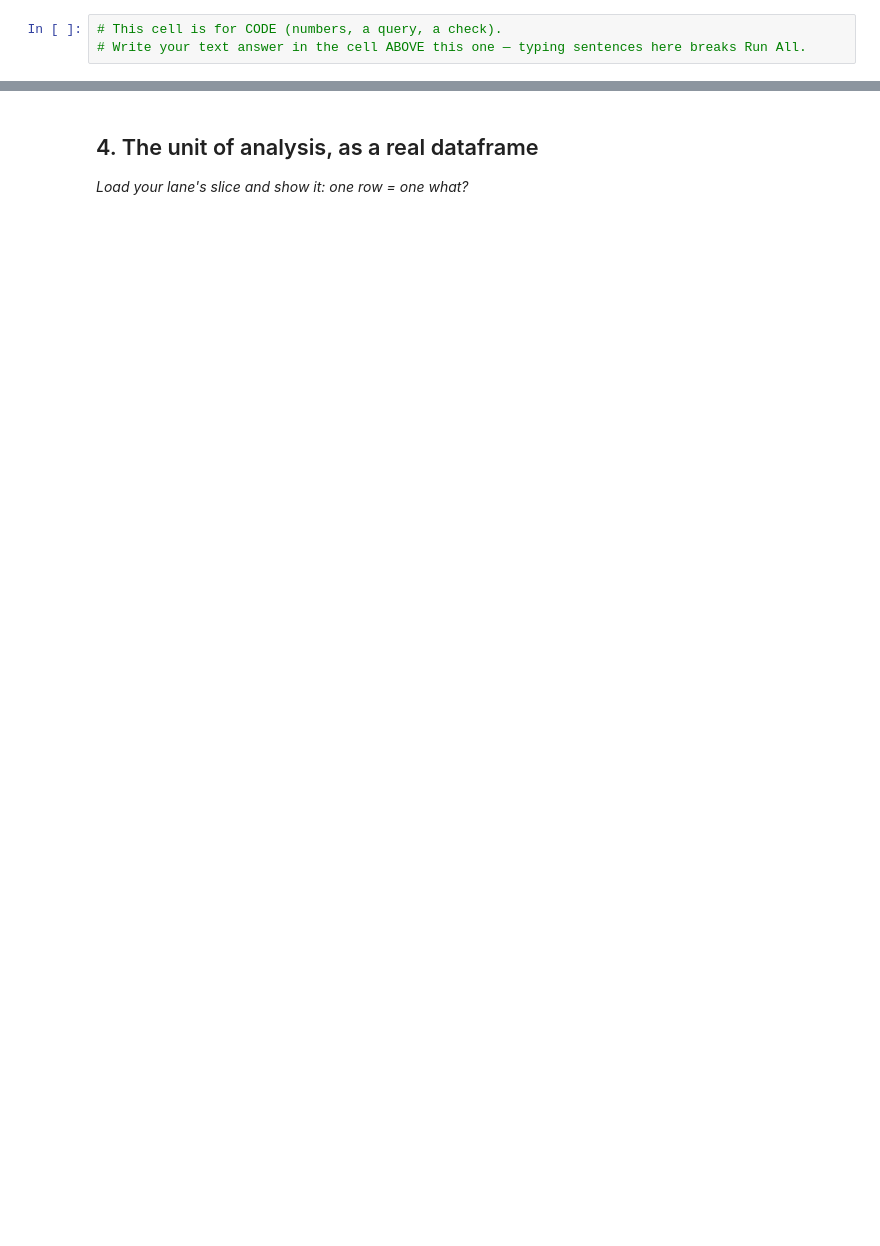
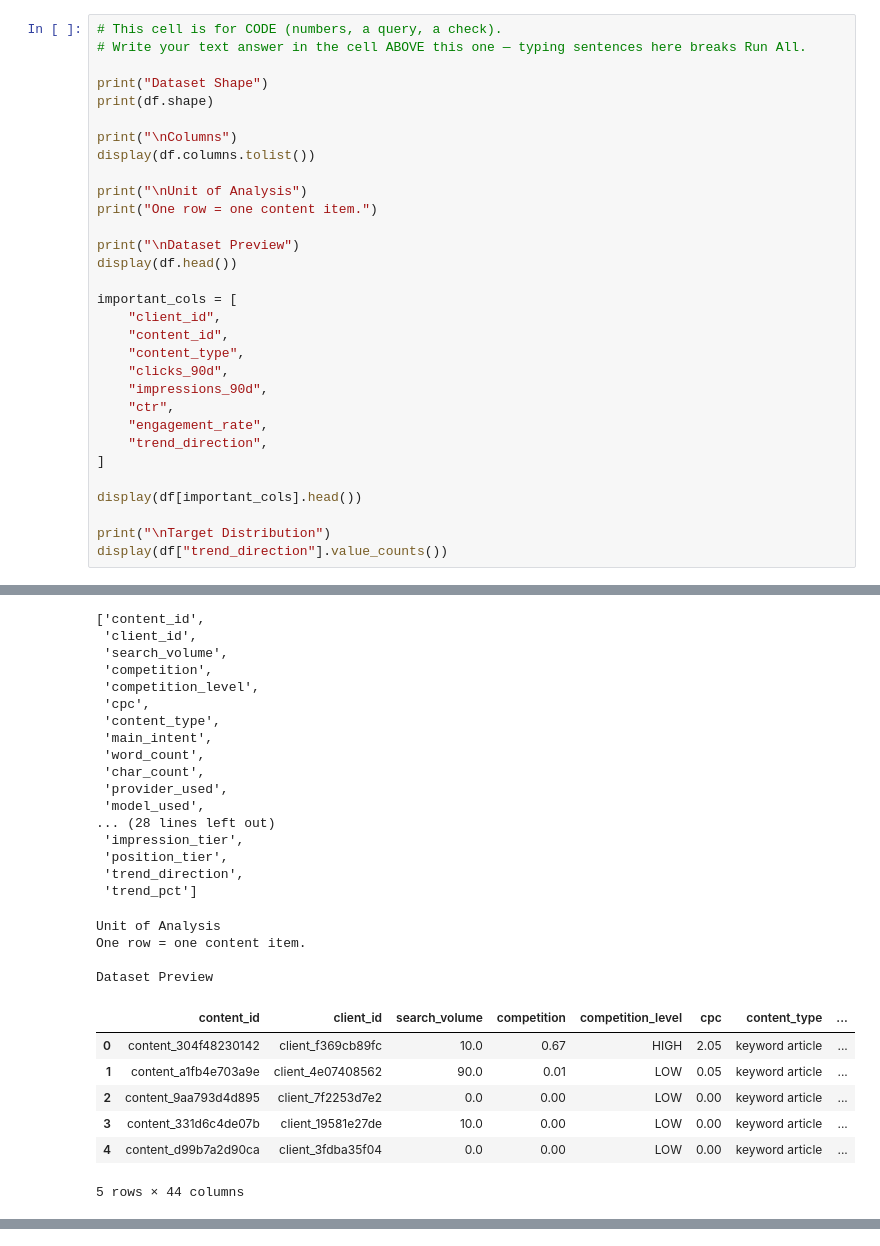
Before and after one commit to Epinnn14/Flyrank-ML-Intern, a Jupyter notebook: work/notebooks/w02_ml_task_framing.ipynb, the cells around one changed output, grey strips where cells are left out. Saved outputs shown, nothing was run; the diff lists cells and outputs as text; blank space fills up the shorter version.

```diff
--- a/work/notebooks/w02_ml_task_framing.ipynb
+++ b/work/notebooks/w02_ml_task_framing.ipynb
@@ -27,3 +186,32 @@ This skeleton is yours to fill. Work the sections **in order** — each one has
 # %%
 # This cell is for CODE (numbers, a query, a check).
 # Write your text answer in the cell ABOVE this one — typing sentences here breaks Run All.
+
+print("Dataset Shape")
+print(df.shape)
+
+print("\nColumns")
+display(df.columns.tolist())
+
+print("\nUnit of Analysis")
+print("One row = one content item.")
+
+print("\nDataset Preview")
+display(df.head())
+
+important_cols = [
+    "client_id",
+    "content_id",
+    "content_type",
+    "clicks_90d",
+    "impressions_90d",
+    "ctr",
+    "engagement_rate",
+    "trend_direction",
+]
+
+display(df[important_cols].head())
+
+print("\nTarget Distribution")
+display(df["trend_direction"].value_counts())
+# %% [output]
@@ -29,0 +222,28 @@ This skeleton is yours to fill. Work the sections **in order** — each one has
+['content_id',
+ 'client_id',
+ 'search_volume',
+ 'competition',
+ 'competition_level',
+ 'cpc',
+ 'content_type',
+ 'main_intent',
+ 'word_count',
+ 'char_count',
+ 'provider_used',
+ 'model_used',
+... (28 lines left out)
+ 'impression_tier',
+ 'position_tier',
+ 'trend_direction',
+ 'trend_pct']
+Unit of Analysis
+One row = one content item.
+
+Dataset Preview
+|  | content_id | client_id | search_volume | competition | competition_level | cpc | content_type | ... |
+| 0 | content_304f48230142 | client_f369cb89fc | 10.0 | 0.67 | HIGH | 2.05 | keyword article | ... |
+| 1 | content_a1fb4e703a9e | client_4e07408562 | 90.0 | 0.01 | LOW | 0.05 | keyword article | ... |
+| 2 | content_9aa793d4d895 | client_7f2253d7e2 | 0.0 | 0.00 | LOW | 0.00 | keyword article | ... |
+| 3 | content_331d6c4de07b | client_19581e27de | 10.0 | 0.00 | LOW | 0.00 | keyword article | ... |
+| 4 | content_d99b7a2d90ca | client_3fdba35f04 | 0.0 | 0.00 | LOW | 0.00 | keyword article | ... |
+5 rows × 44 columns
@@ -30,4 +264,0 @@ This skeleton is yours to fill. Work the sections **in order** — each one has
-# %% [markdown]
-## 4. The unit of analysis, as a real dataframe
-
-*Load your lane's slice and show it: one row = one what?*
```
Also changed, not shown: parts of 20 cells of this notebook.
